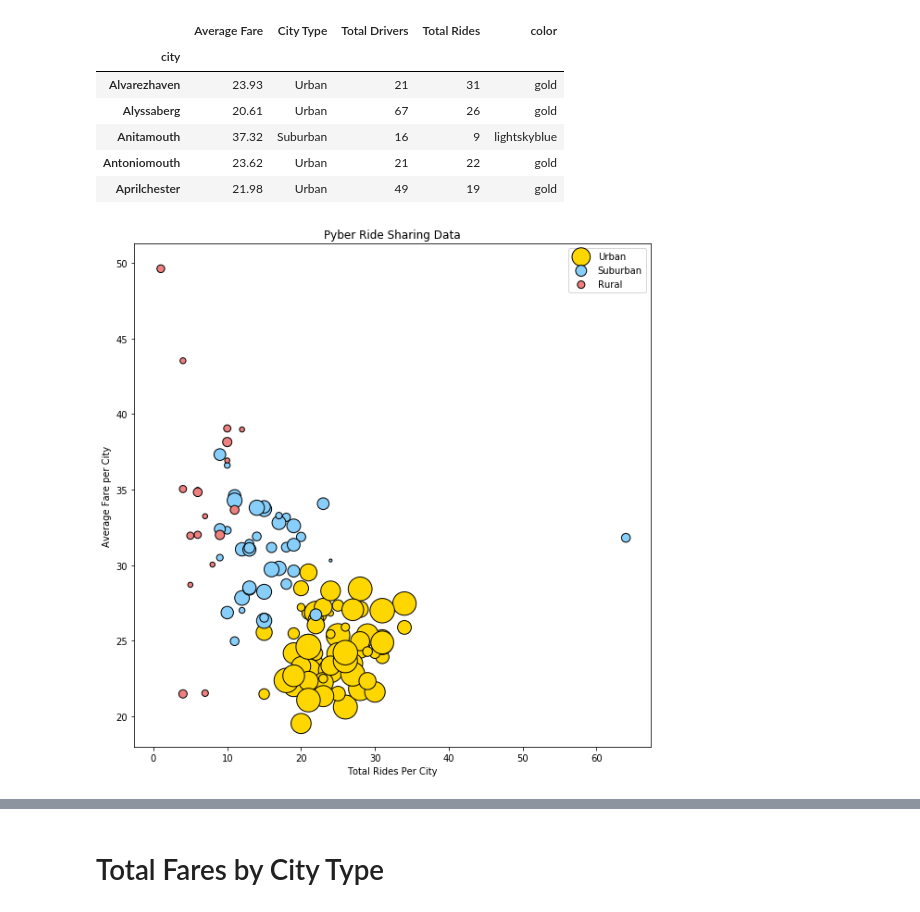
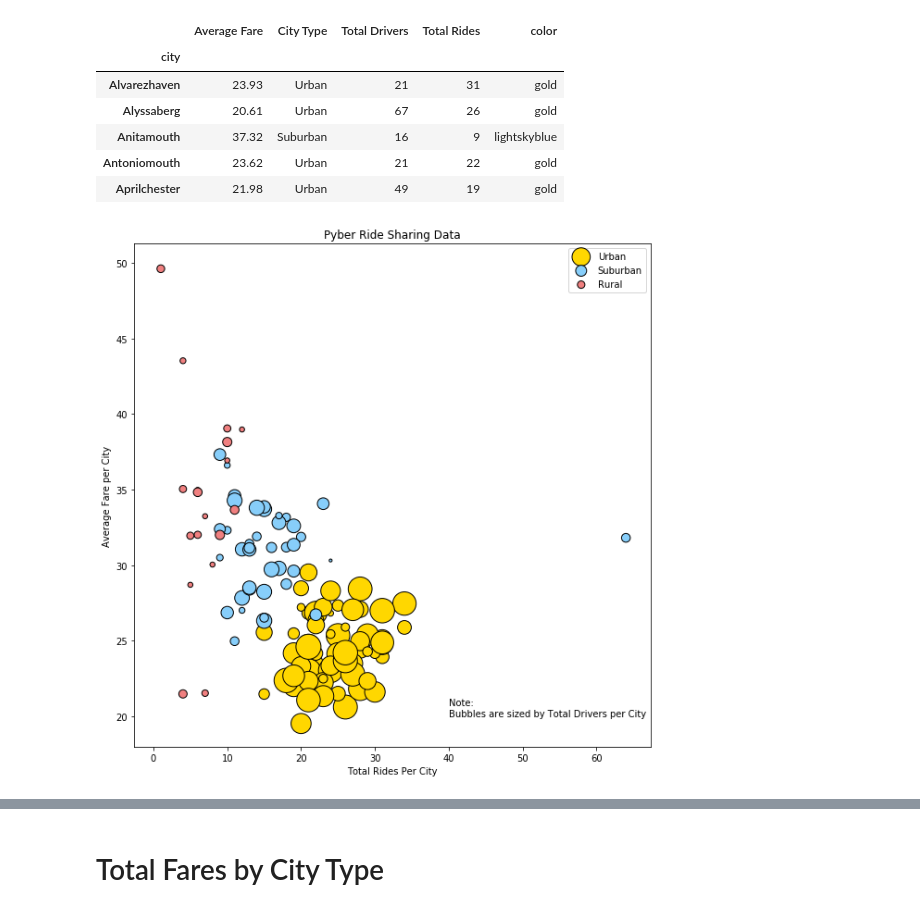
Before and after one commit to avlam/UCB-HW5, a Jupyter notebook: Pyber_avl/Pyber_avl.ipynb, the cells around one changed output, grey strips where cells are left out. Drawn from its saved outputs; the diff is of its cells as text; code cells hidden in the pictures.

```diff
--- a/Pyber_avl/Pyber_avl.ipynb
+++ b/Pyber_avl/Pyber_avl.ipynb
@@ -85,20 +85,21 @@ bubble_data.head()
 # %%
 # bubble_data.loc[bubble_data['City Type'] == city_types[0]]['Average Fare']
 plt.figure(figsize = (10,10))
 sf = 10 # scaling factor
 for i in range(len(bubble_data['City Type'].unique())):
     ctype = bubble_data['City Type'].unique()[i]
     x = bubble_data.loc[bubble_data['City Type'] == ctype]['Total Rides']
     y = bubble_data.loc[bubble_data['City Type'] == ctype]['Average Fare']
     size = bubble_data.loc[bubble_data['City Type'] == ctype]['Total Drivers']
     plt.scatter(x, y, s = sf*size,
                 color = bubble_data.loc[bubble_data['City Type'] == ctype]['color'],
                                       label = city_types[i], edgecolor = 'k')
 
 plt.legend()
 plt.title('Pyber Ride Sharing Data')
 plt.xlabel('Total Rides Per City')
 plt.ylabel('Average Fare per City')
+plt.text(40,20,'Note: \nBubbles are sized by Total Drivers per City')
 plt.show()
 # %% [output]
-[figure, old version]
+[figure, new version]
```
Also changed, not shown: parts of 3 cells of this notebook, 5 other files.
